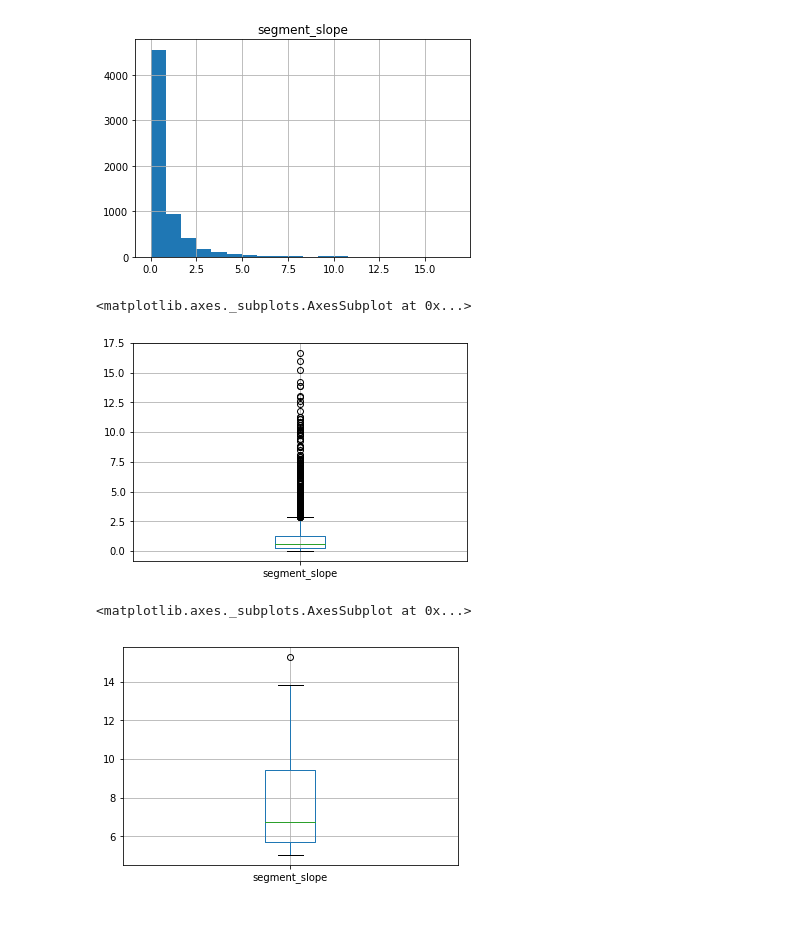
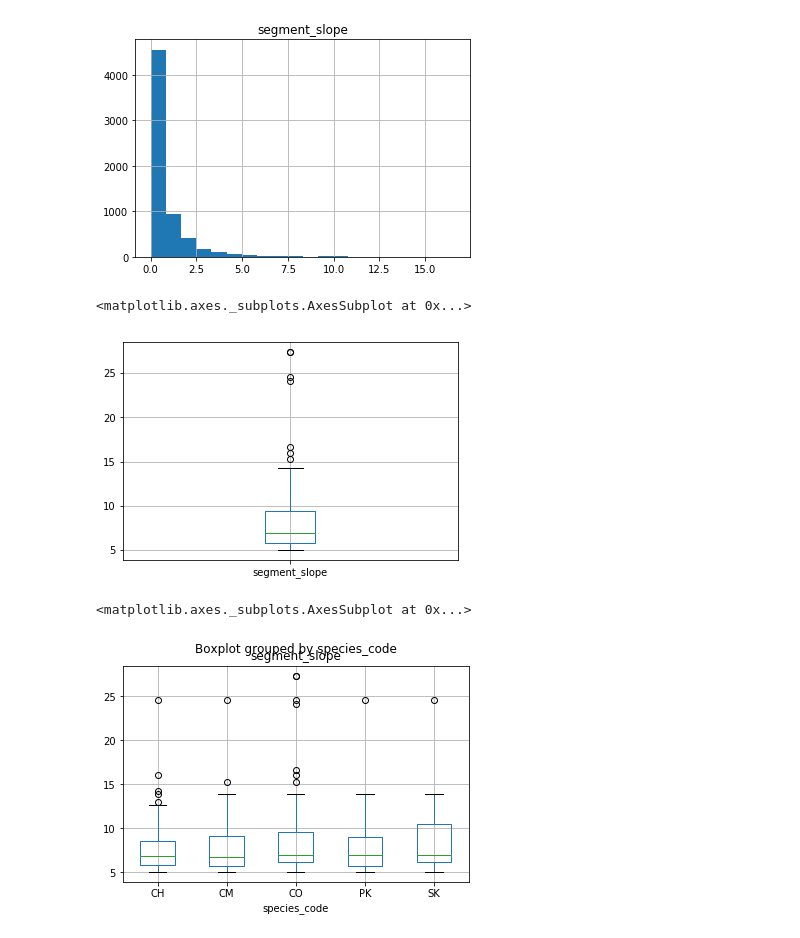
Before and after one commit to smnorris/bcfishobs_spp-by-slope, a Jupyter notebook: notebooks/Observations_species_slope.ipynb, the cells around one changed output. Drawn from its saved outputs; the diff is of its cells as text; code cells hidden in the pictures.

Commit message:
remove individual sp boxplots, add avg plot

```diff
--- a/notebooks/Observations_species_slope.ipynb
+++ b/notebooks/Observations_species_slope.ipynb
@@ -105,17 +105,18 @@ array([[<matplotlib.axes._subplots.AxesSubplot object at 0x...>]],
 # %%
 # try a box plot for all unique points, segment slopes 5 - 20%
 
-df = unique_pts[unique_pts['segment_slope'] < 20]
-df[df['segment_slope'] > 0].boxplot(column=['segment_slope'])
+df = unique_pts[unique_pts['segment_slope'] < 30]
+df[df['segment_slope'] > 5].boxplot(column=['segment_slope'])
 # %% [output]
 <matplotlib.axes._subplots.AxesSubplot at 0x...>
-[figure, old version]
+[figure, new version]
 # %%
-df_sp = df[df['species_code'] == 'CM']
-df_sp = df_sp[df_sp['segment_slope'] < 20]
+# try boxplot of all spp
+df_sp = all_spp
+df_sp = df_sp[df_sp['segment_slope'] < 30]
 df_sp = df_sp[df_sp['segment_slope'] > 5]
-df_sp.boxplot(column=['segment_slope'])
+df_sp.boxplot(column='segment_slope', by='species_code')
 # %% [output]
 <matplotlib.axes._subplots.AxesSubplot at 0x...>
-[figure, old version]
+[figure, new version]
 # %%
```
Also changed, not shown: parts of 5 cells of this notebook.
